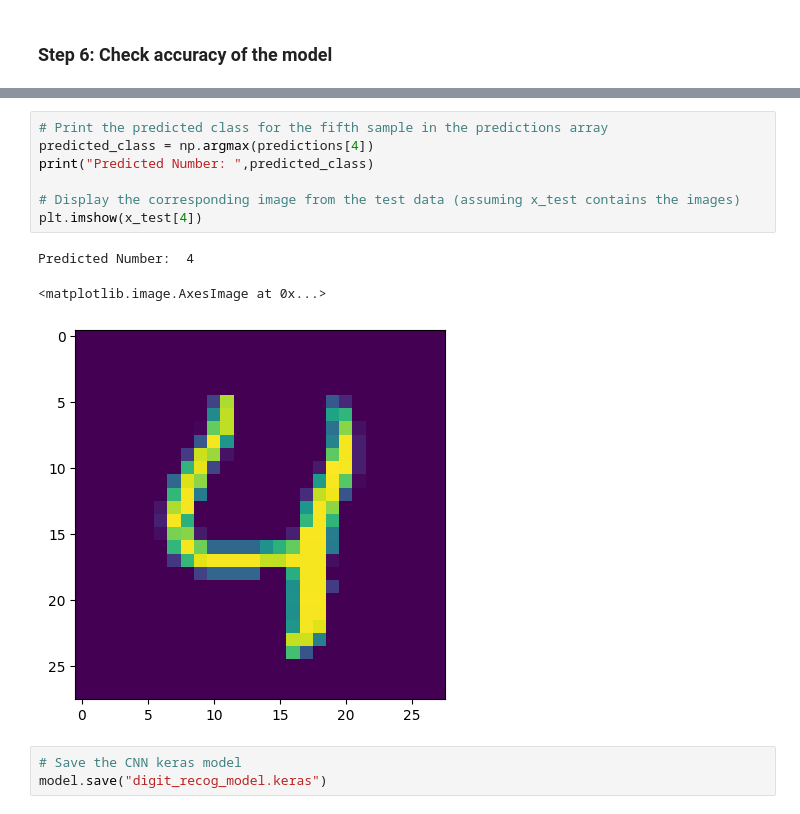
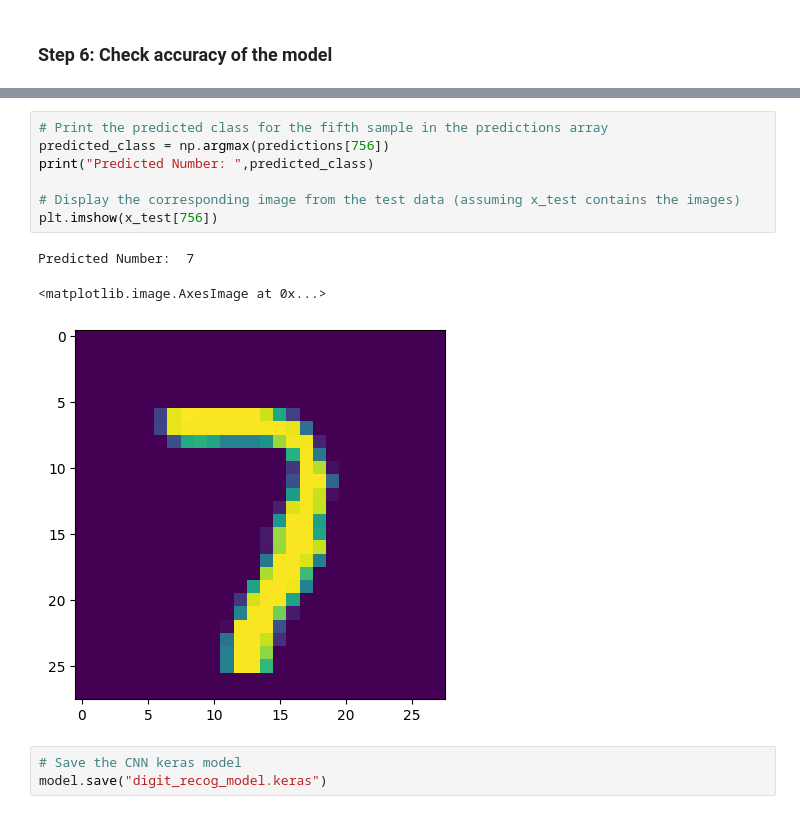
Before and after one commit to virajp4/Hand-Written-Digit-Recognition, a Jupyter notebook: Digit Recognition using CNN.ipynb, the cells around one changed output, grey strips where cells are left out. Saved outputs shown, nothing was run; the diff lists cells and outputs as text.

```diff
--- a/Digit Recognition using CNN.ipynb
+++ b/Digit Recognition using CNN.ipynb
@@ -183,14 +183,14 @@ print(predictions)
 # %%
 # Print the predicted class for the fifth sample in the predictions array
-predicted_class = np.argmax(predictions[4])
+predicted_class = np.argmax(predictions[756])
 print("Predicted Number: ",predicted_class)
 
 # Display the corresponding image from the test data (assuming x_test contains the images)
-plt.imshow(x_test[4])
+plt.imshow(x_test[756])
 # %% [output]
-Predicted Number:  4
+Predicted Number:  7
 <matplotlib.image.AxesImage at 0x...>
-[figure, old version]
+[figure, new version]
 # %%
 # Save the CNN keras model
 model.save("digit_recog_model.keras")
```
Also changed, not shown: parts of 4 cells of this notebook, 1 other file.
